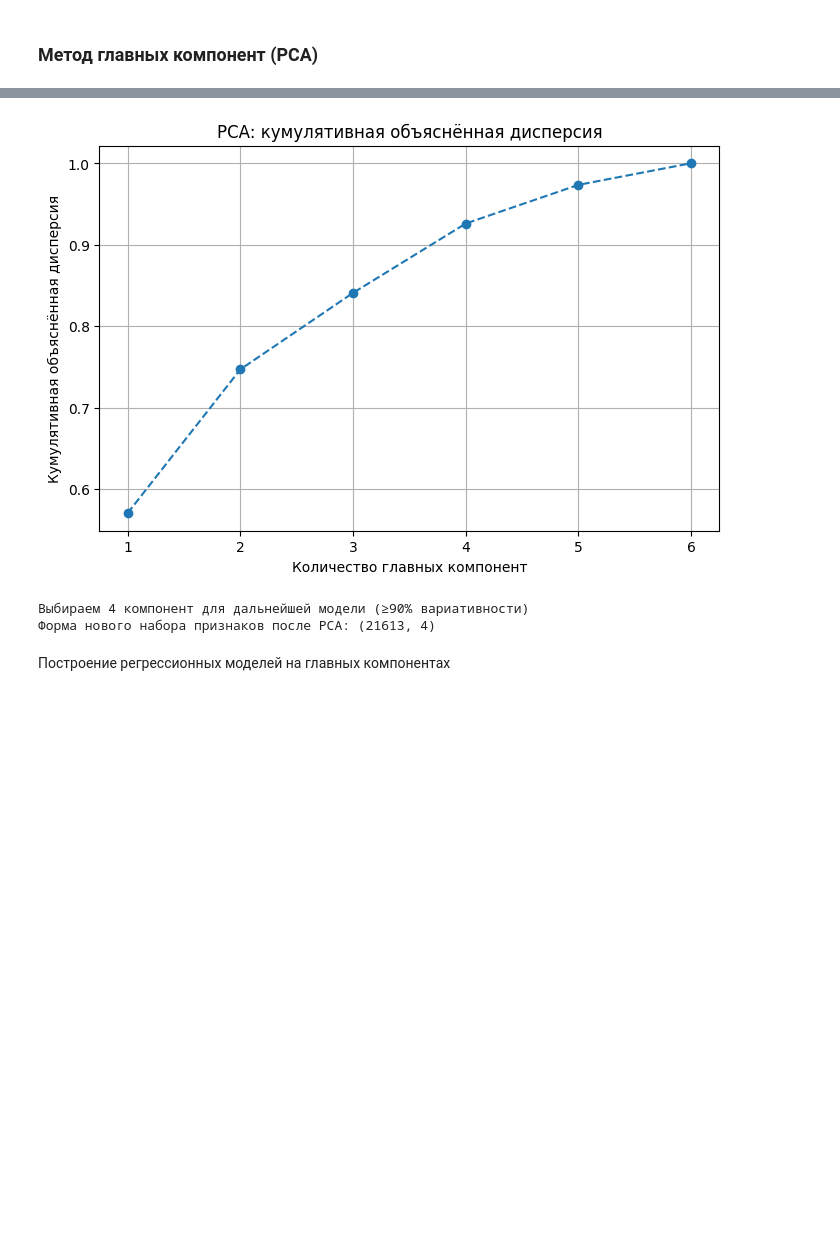
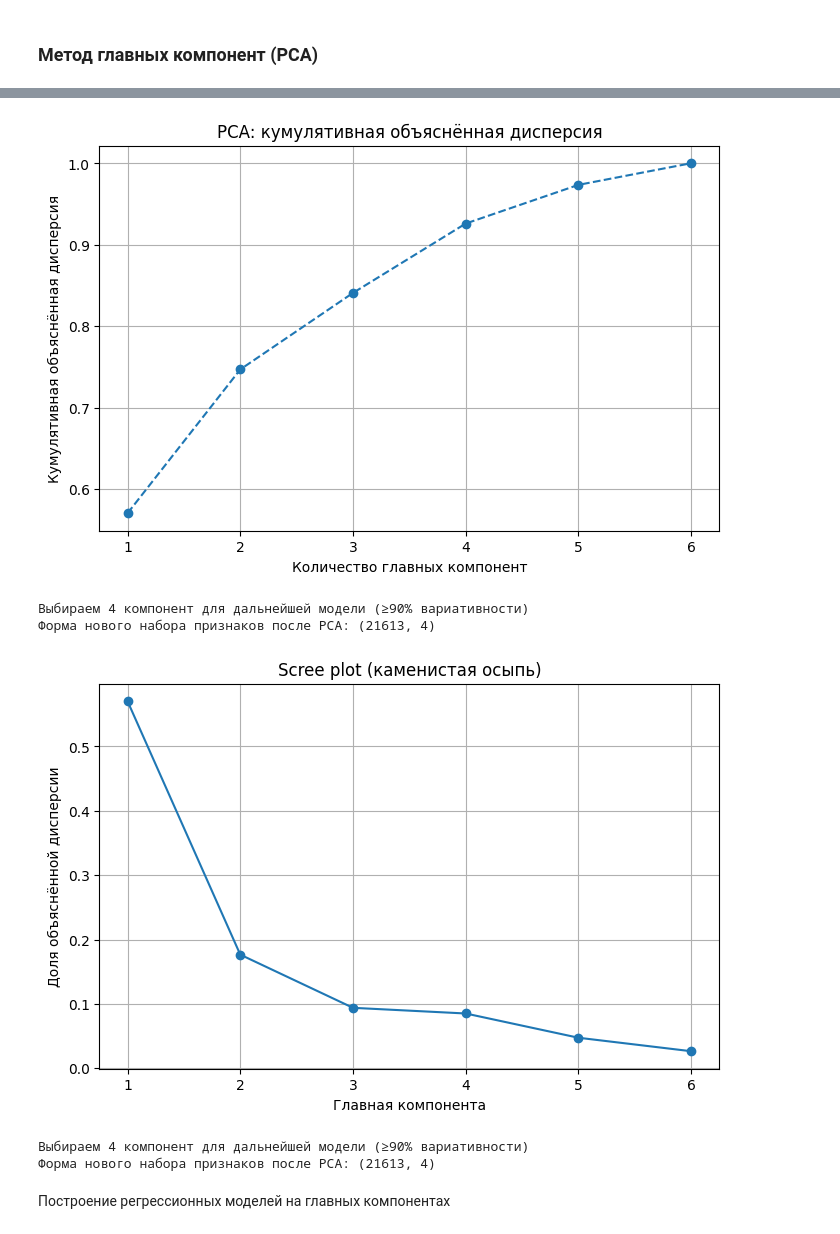
Before and after one commit to Niknet19/ML, a Jupyter notebook: lab1.ipynb, the cells around one changed output, grey strips where cells are left out. Saved outputs shown, nothing was run; the diff lists cells and outputs as text; code cells hidden in the pictures; blank space fills up the shorter version.

```diff
--- a/lab1.ipynb
+++ b/lab1.ipynb
@@ -427,33 +437,51 @@ plt.plot(range(1, len(cumulative_variance)+1), cumulative_variance, marker='o',
 plt.xlabel('Количество главных компонент')
 plt.ylabel('Кумулятивная объяснённая дисперсия')
 plt.title('PCA: кумулятивная объяснённая дисперсия')
 plt.grid(True)
 plt.show()
 
 n_components = np.argmax(cumulative_variance >= 0.90) + 1
 print(f"\nВыбираем {n_components} компонент для дальнейшей модели (≥90% вариативности)")
 
 X_pca_reduced = X_pca[:, :n_components]
 print("Форма нового набора признаков после PCA:", X_pca_reduced.shape)
+
+plt.figure(figsize=(8,5))
+plt.plot(range(1, len(explained_variance)+1),
+         explained_variance, marker='o')
+plt.xlabel('Главная компонента')
+plt.ylabel('Доля объяснённой дисперсии')
+plt.title('Scree plot (каменистая осыпь)')
+plt.grid(True)
+plt.show()
+
+n_components = np.argmax(cumulative_variance >= 0.90) + 1
+print(f"\nВыбираем {n_components} компонент для дальнейшей модели (≥90% вариативности)")
+
+X_pca_reduced = X_pca[:, :n_components]
+print("Форма нового набора признаков после PCA:", X_pca_reduced.shape)
 # %% [output]
 Доля объяснённой дисперсии каждой компоненты:
 PC1: 0.5702
 PC2: 0.1766
 PC3: 0.0940
 PC4: 0.0852
 PC5: 0.0475
 PC6: 0.0266
 
 Кумулятивная объяснённая дисперсия:
 PC1..PC1: 0.5702
 PC1..PC2: 0.7468
 PC1..PC3: 0.8408
 PC1..PC4: 0.9259
 PC1..PC5: 0.9734
 PC1..PC6: 1.0000
 [figure]
 Выбираем 4 компонент для дальнейшей модели (≥90% вариативности)
 Форма нового набора признаков после PCA: (21613, 4)
+[figure, added]
+Выбираем 4 компонент для дальнейшей модели (≥90% вариативности)
+Форма нового набора признаков после PCA: (21613, 4)
 # %% [markdown]
 Построение регрессионных моделей на главных компонентах
 # %%
```
Also changed, not shown: parts of 2 cells of this notebook.
